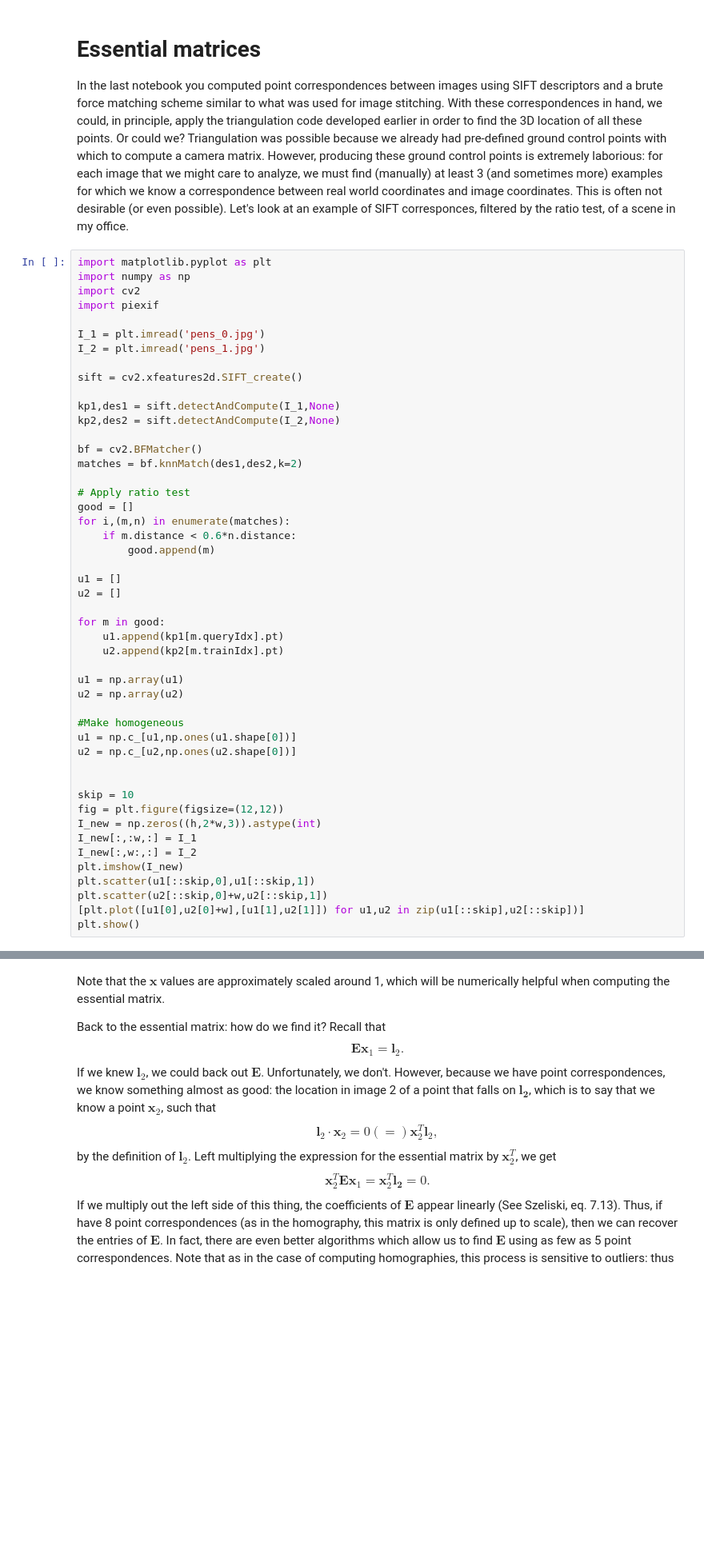
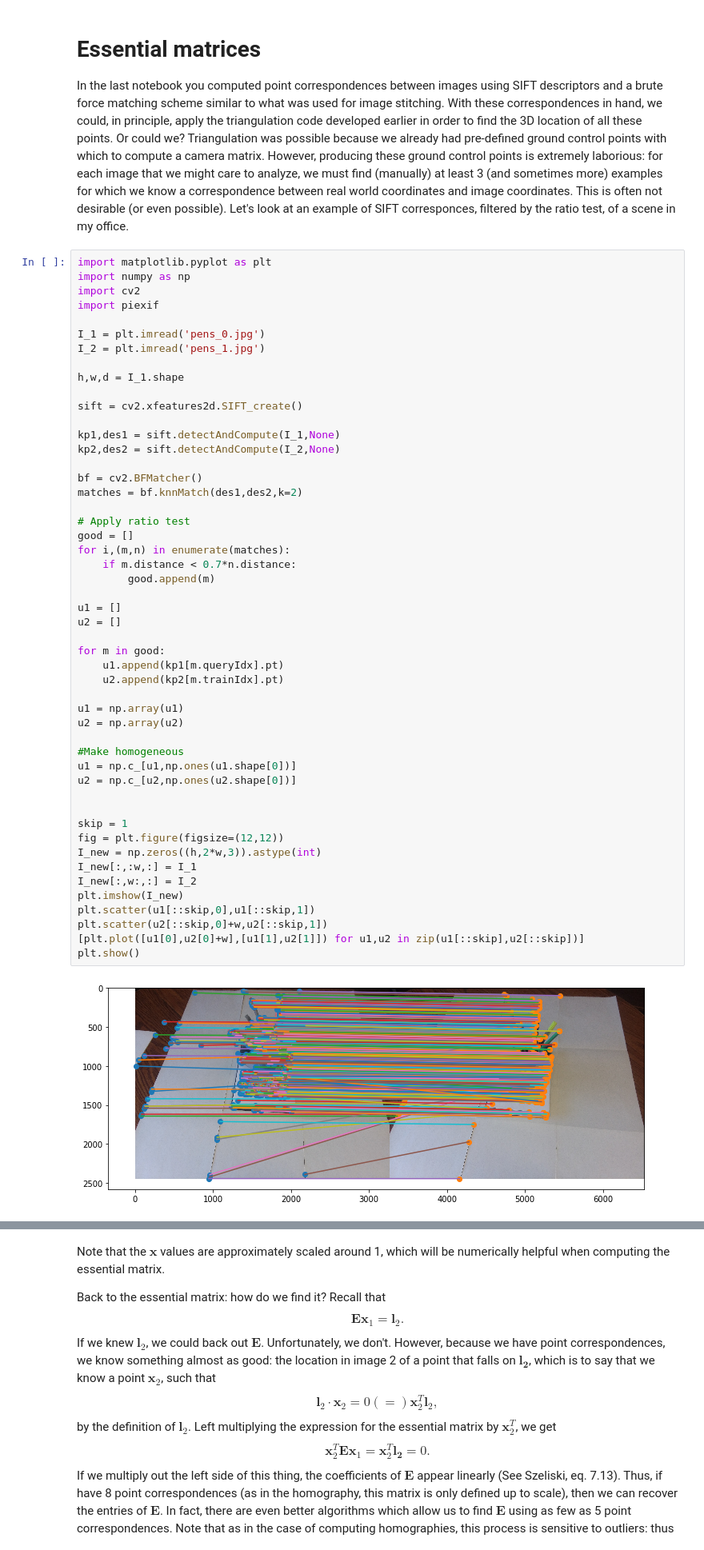
Before and after one commit to tcolligan4/190311_essential_matrices_and_motion_reconstruction, a Jupyter notebook: essential_matrices.ipynb, the cells around one changed output, grey strips where cells are left out. Shown: that part at 80% size. Cells and saved outputs as stored; diff of their text form; blank space fills up the shorter version.

```diff
--- a/essential_matrices.ipynb
+++ b/essential_matrices.ipynb
@@ -9,6 +9,8 @@ import piexif
 
 I_1 = plt.imread('pens_0.jpg')
 I_2 = plt.imread('pens_1.jpg')
+
+h,w,d = I_1.shape
 
 sift = cv2.xfeatures2d.SIFT_create()
 
@@ -20,35 +22,37 @@ matches = bf.knnMatch(des1,des2,k=2)
 
 # Apply ratio test
 good = []
 for i,(m,n) in enumerate(matches):
-    if m.distance < 0.6*n.distance:
+    if m.distance < 0.7*n.distance:
         good.append(m)
 
 u1 = []
 u2 = []
 
 for m in good:
     u1.append(kp1[m.queryIdx].pt)
     u2.append(kp2[m.trainIdx].pt)
 
 u1 = np.array(u1)
 u2 = np.array(u2)
 
 #Make homogeneous
 u1 = np.c_[u1,np.ones(u1.shape[0])]
 u2 = np.c_[u2,np.ones(u2.shape[0])]
 
 
-skip = 10
+skip = 1
 fig = plt.figure(figsize=(12,12))
 I_new = np.zeros((h,2*w,3)).astype(int)
 I_new[:,:w,:] = I_1
 I_new[:,w:,:] = I_2
 plt.imshow(I_new)
 plt.scatter(u1[::skip,0],u1[::skip,1])
 plt.scatter(u2[::skip,0]+w,u2[::skip,1])
 [plt.plot([u1[0],u2[0]+w],[u1[1],u2[1]]) for u1,u2 in zip(u1[::skip],u2[::skip])]
 plt.show()
+# %% [output]
+[figure, added]
 # %% [markdown]
 There are obviously some mismatches, but hopefully we can deal with that later by filtering out outliers.
 
```
Also changed, not shown: parts of 15 cells of this notebook.
